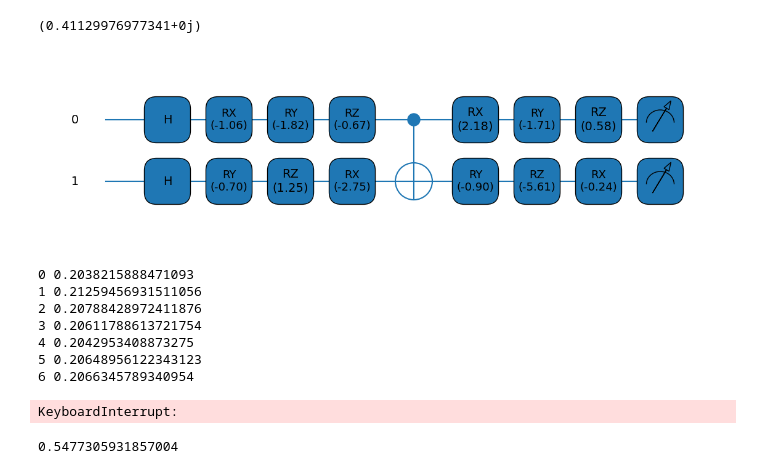
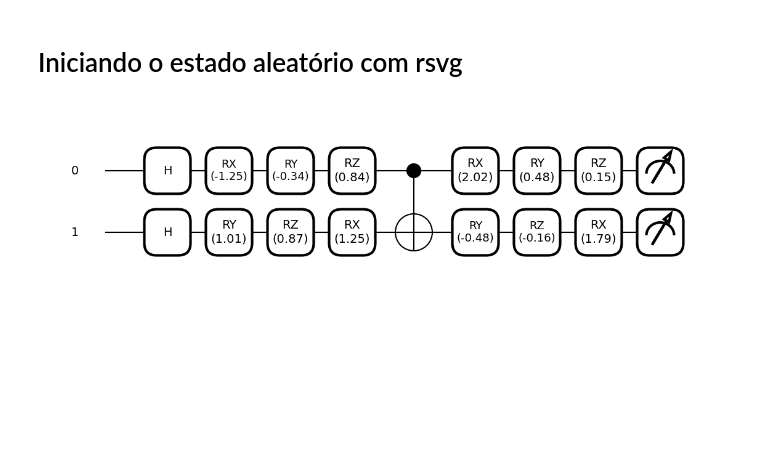
Before and after one commit to SchultzVV/Qiskit, a Jupyter notebook: Conteúdo/Run.ipynb, the cells around one changed output. Cells and saved outputs as stored; diff of their text form; code cells hidden in the pictures; blank space fills up the shorter version.

Commit message:
Run.ipynb com preparação de  estados de 1, 2 e 3 qubits usando a fidelidade

```diff
--- a/Conteúdo/Run.ipynb
+++ b/Conteúdo/Run.ipynb
@@ -60,0 +76,31 @@ def random_params(n):
+# %%
+n_qubits = 2
+n = 6*n_qubits
+alpha = init_state_rdm_ginibre(n_qubits)
+print(alpha)
+params = random_params(n)
+device = get_device(n_qubits)
+
+@qml.qnode(device, interface="torch")
+def circuit(params, M=None):
+    qml.Hadamard(wires=0)
+    qml.RX(params[0], wires=0)
+    qml.RY(params[1], wires=0)
+    qml.RZ(params[2], wires=0)
+
+    qml.Hadamard(wires=1)
+    qml.RY(params[3], wires=1)
+    qml.RZ(params[4], wires=1)
+    qml.RX(params[5], wires=1)
+    qml.CNOT(wires=[0,1])
+    qml.RX(params[6], wires=0)
+    qml.RY(params[7], wires=0)
+    qml.RZ(params[8], wires=0)
+
+    qml.RY(params[9], wires=1)
+    qml.RZ(params[10], wires=1)
+    qml.RX(params[11], wires=1)
+    return qml.expval(qml.Hermitian(M, wires=[0,1]))
+#drawer = qml.draw(circuit)
+fig, ax = qml.draw_mpl(circuit, decimals=2)(params, alpha)
+plt.show()
@@ -61,33 +191,35 @@ def random_params(n):
+# %% [markdown]
+# Iniciando o estado aleatório com rsvg
 # %%
 n_qubits = 2
-n = 12
-alpha = multi_state_fidelity(2)
+n = 6*n_qubits
+target_vector, alpha = init_state_rsvg(n_qubits)
+
+params = random_params(n)
 device = get_device(n_qubits)
-params = random_params(n)
 
 @qml.qnode(device, interface="torch")
 def circuit(params, M=None):
     qml.Hadamard(wires=0)
     qml.RX(params[0], wires=0)
     qml.RY(params[1], wires=0)
     qml.RZ(params[2], wires=0)
 
     qml.Hadamard(wires=1)
     qml.RY(params[3], wires=1)
     qml.RZ(params[4], wires=1)
     qml.RX(params[5], wires=1)
     qml.CNOT(wires=[0,1])
     qml.RX(params[6], wires=0)
     qml.RY(params[7], wires=0)
     qml.RZ(params[8], wires=0)
 
     qml.RY(params[9], wires=1)
     qml.RZ(params[10], wires=1)
     qml.RX(params[11], wires=1)
     return qml.expval(qml.Hermitian(M, wires=[0,1]))
 #drawer = qml.draw(circuit)
 fig, ax = qml.draw_mpl(circuit, decimals=2)(params, alpha)
 plt.show()
 # %% [output]
-(0.41129976977341+0j)
-[figure, old version]
+[figure, new version]
@@ -98,32 +225,0 @@ def cost(params, alpha):
-# %%
-def train(epocas, params, alpha):
-    opt = torch.optim.Adam([params], lr=0.1)
-    best_loss = 1*cost(params, alpha)
-    best_params = 1*params
-    for epoch in range(epocas):
-        opt.zero_grad()
-        loss = cost(params, alpha)
-        print(epoch, loss.item())
-        loss.backward()
-        opt.step()
-        if loss < best_loss:
-            best_loss = 1*loss
-            best_params = 1*params
-    return best_params
-
-best_params = train(30, params, alpha)
-# %% [output]
-0 0.2038215888471093
-1 0.21259456931511056
-2 0.20788428972411876
-3 0.20611788613721754
-4 0.2042953408873275
-5 0.20648956122343123
-6 0.2066345789340954
-KeyboardInterrupt:
-# %%
-def fidelidade(target_op):
-    return circuit(best_params, M=target_op).item()
-print(fidelidade(alpha))
-# %% [output]
-0.5477305931857004
```
Also changed, not shown: parts of 22 cells of this notebook, 2 other files.
